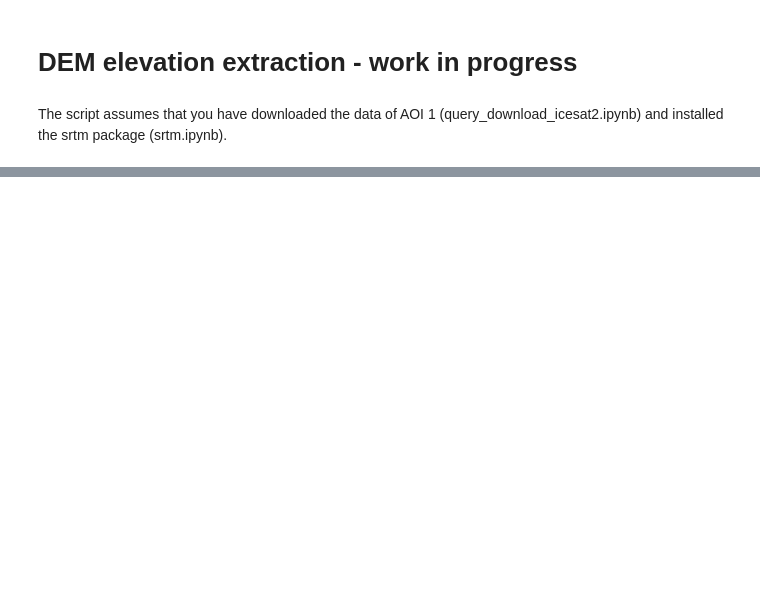
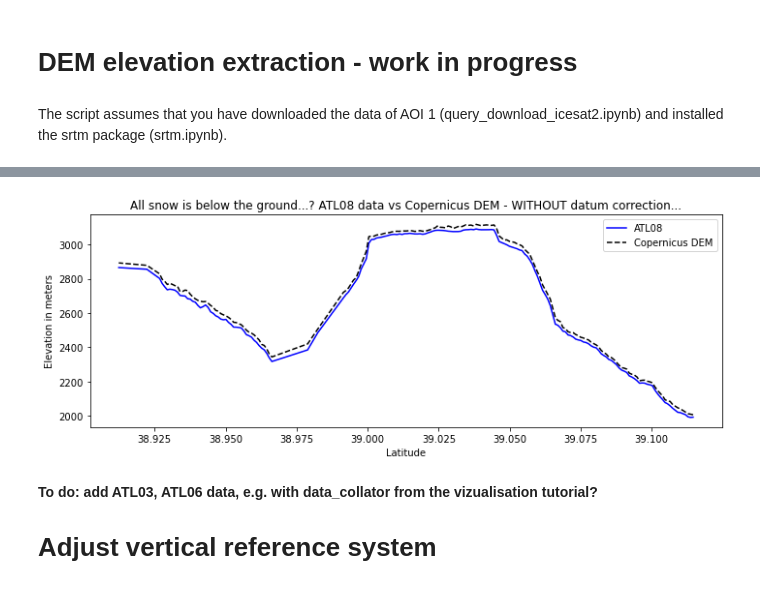
Before and after one commit to ICESAT-2HackWeek/2022-snow-dem-large, a Jupyter notebook: notebooks/DEM_elevation_extraction.ipynb, the cells around one changed output, grey strips where cells are left out. Saved outputs shown, nothing was run; the diff lists cells and outputs as text; code cells hidden in the pictures; blank space fills up the shorter version.

Commit message:
Added DEM elevation extraction from the Copernicus DEM.

```diff
--- a/notebooks/DEM_elevation_extraction.ipynb
+++ b/notebooks/DEM_elevation_extraction.ipynb
@@ -47,3 +132,27 @@ dem_ds = rasterio.open(dem_file)
 # %%
-# create a coordinate array for ATL08 samples
-coords = [(x,y) for x, y in zip(is2_gt2r.lat, is2_gt2r.lon)]
+# sample using the rasterio sample method: Preparations
+# rasterio.sample complains when it gets fed a data array opened by rioxarray.
+# Currently solved with an ugly detour via saving to disk. Needs FIXING!!
+
+CopDEMfolder = '/home/jovyan/data/CopDEM/'
+!mkdir CopDEMfolder
+dempath = CopDEMfolder+'CopDEM_'+is2_file[:-3]+'.tif'
+print(dempath)
+CopDEM.rio.to_raster(dempath)
+CopDEMrasterio  = rasterio.open(dempath)
+
+# Rasterio can read from the same source, i.e. the first line below works:
+# CopDEM= rasterio.open('https://opentopography.s3.sdsc.edu/raster/COP30/COP30_hh.vrt', chunks=True)
+# but clipping the DEM to our aoi seems much more complicated - not yet attempted, though:
+# https://automating-gis-processes.github.io/CSC18/lessons/L6/clipping-raster.html
+#gf['CopDEMh'] =np.array([x[0] for x in rasterio.sample.sample_gen(CopDEM,coords)],)# create a coordinate array for ATL08 samples
+
+# the geospatial tutorial, gdal is used to save the file to disk. Maybe faster..?
+#ulx, lry, lrx, uly = gf.unary_union.envelope.bounds
+#print('lower right', lrx, lry)
+#print('upper left', ulx, uly)
+
+# Save vertically shifted subset locally
+#infile = '/vsicurl/https://opentopography.s3.sdsc.edu/raster/COP30/COP30_hh.vrt'
+
+#!GDAL_DISABLE_READDIR_ON_OPEN=EMPTY_DIR gdal_translate -projwin {ulx} {uly} {lrx} {lry} {infile} {dempath}
@@ -50,3 +162,4 @@ coords = [(x,y) for x, y in zip(is2_gt2r.lat, is2_gt2r.lon)]
 # %%
 # sample using the rasterio sample method
-is2_gt2r['demH'] =np.array([x[0] for x in dem_ds.sample(coords)],)
+gf['demH'] =np.array([x[0] for x in CopDEMrasterio.sample(coords)],)
+gf.head()
@@ -52,0 +173,18 @@ is2_gt2r['demH'] =np.array([x[0] for x in dem_ds.sample(coords)],)
+# %%
+# a profile plot:
+# create the figure and axis
+fig, ax = plt.subplots(figsize=[10,4])
+# add atl08 data
+atl08, = ax.plot(gf.geometry.y, gf.h_te_best_fit, label='ATL08', linestyle='-', color='blue')
+CopDEM, = ax.plot(gf.geometry.y, gf.demH, label='Copernicus DEM', linestyle='--',color='black')
+ax.set_xlabel('Latitude')
+ax.set_ylabel('Elevation in meters')
+ax.set_title('All snow is below the ground...? ATL08 data vs Copernicus DEM - WITHOUT datum correction...')
+ax.legend()
+fig.tight_layout()
+# %% [output]
+[figure, added]
+# %% [markdown]
+**To do: add ATL03, ATL06 data, e.g. with data_collator from the vizualisation tutorial?**
+
+# Adjust vertical reference system
```
Also changed, not shown: parts of 24 cells of this notebook.
